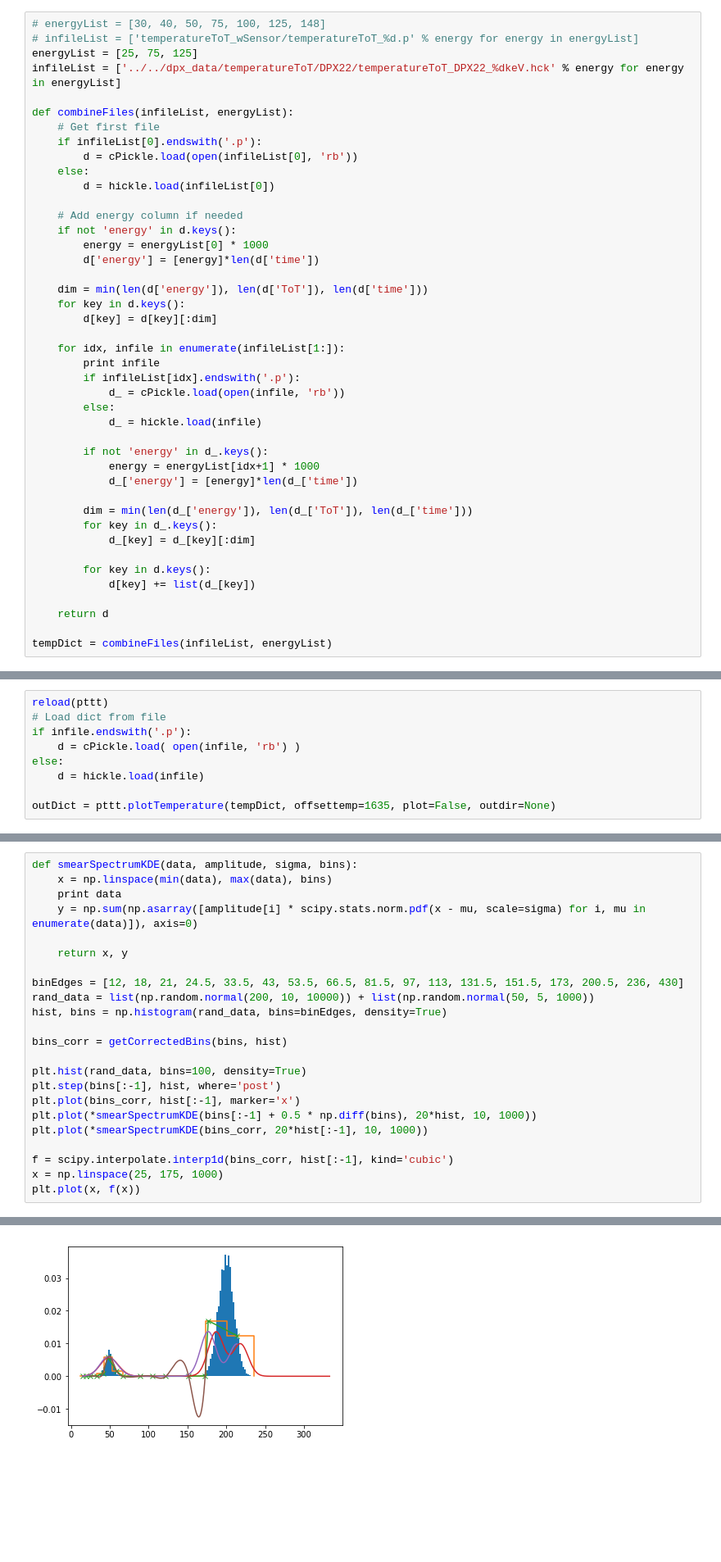
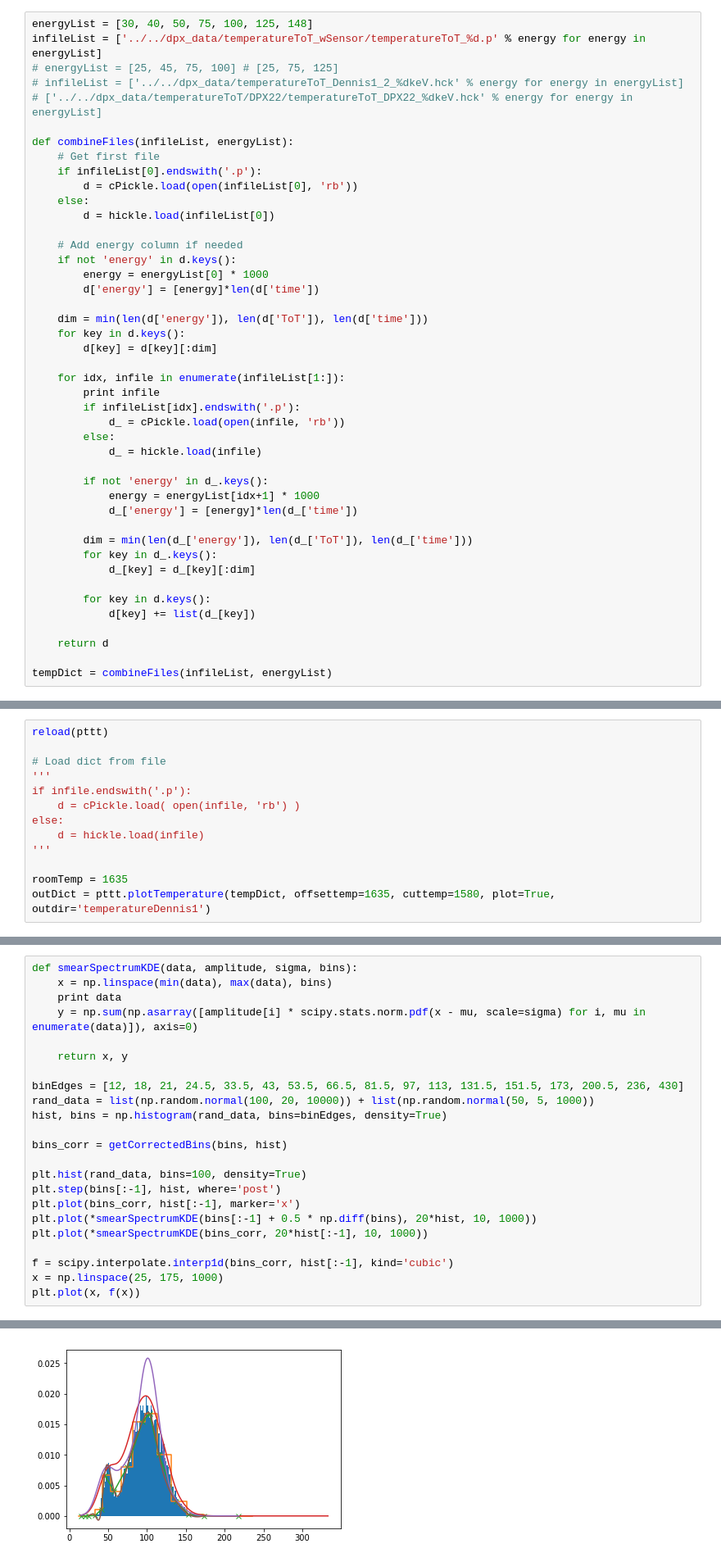
Before and after one commit to dosepix/dpx_control, a Jupyter notebook: dpx_func_python/temperature.ipynb, the cells around one changed output, grey strips where cells are left out. Shown at 82% size. Saved outputs shown, nothing was run; the diff lists cells and outputs as text; blank space fills up the shorter version.

Commit message:
Temperature improvements

```diff
--- a/dpx_func_python/temperature.ipynb
+++ b/dpx_func_python/temperature.ipynb
@@ -21,10 +21,10 @@ infile = '../../dpx_data/temperatureToT_5.hck'
 # %% [markdown]
 ## Combine files
 # %%
-# energyList = [30, 40, 50, 75, 100, 125, 148]
-# infileList = ['temperatureToT_wSensor/temperatureToT_%d.p' % energy for energy in energyList]
-energyList = [25, 75, 125]
-infileList = ['../../dpx_data/temperatureToT/DPX22/temperatureToT_DPX22_%dkeV.hck' % energy for energy in energyList]
+energyList = [30, 40, 50, 75, 100, 125, 148]
+infileList = ['../../dpx_data/temperatureToT_wSensor/temperatureToT_%d.p' % energy for energy in energyList]
+# energyList = [25, 45, 75, 100] # [25, 75, 125]
+# infileList = ['../../dpx_data/temperatureToT_Dennis1_2_%dkeV.hck' % energy for energy in energyList] # ['../../dpx_data/temperatureToT/DPX22/temperatureToT_DPX22_%dkeV.hck' % energy for energy in energyList]
 
 def combineFiles(infileList, energyList):
     # Get first file
@@ -76,11 +80,15 @@ set([25000.0, 75000.0, 125000.0])
 ## Perform calibration and return parameters for each pixel
 # %%
 reload(pttt)
+
 # Load dict from file
+'''
 if infile.endswith('.p'):
     d = cPickle.load( open(infile, 'rb') )
 else:
     d = hickle.load(infile)
+'''
 
-outDict = pttt.plotTemperature(tempDict, offsettemp=1635, plot=False, outdir=None)
+roomTemp = 1635
+outDict = pttt.plotTemperature(tempDict, offsettemp=1635, cuttemp=1580, plot=True, outdir='temperatureDennis1')
 # %% [output]
@@ -259,7 +266,7 @@ def smearSpectrumKDE(data, amplitude, sigma, bins):
     return x, y
 
 binEdges = [12, 18, 21, 24.5, 33.5, 43, 53.5, 66.5, 81.5, 97, 113, 131.5, 151.5, 173, 200.5, 236, 430]
-rand_data = list(np.random.normal(200, 10, 10000)) + list(np.random.normal(50, 5, 1000))
+rand_data = list(np.random.normal(100, 20, 10000)) + list(np.random.normal(50, 5, 1000))
 hist, bins = np.histogram(rand_data, bins=binEdges, density=True)
 
 bins_corr = getCorrectedBins(bins, hist)
@@ -294,5 +304,5 @@ plt.plot(x, f(x))
 [<matplotlib.lines.Line2D at 0x...>]
-[figure, old version]
+[figure, new version]
 # %%
 binEdges = [12, 18, 21, 24.5, 33.5, 43, 53.5, 66.5, 81.5, 97, 113, 131.5, 151.5, 173, 200.5, 236, 430]
 # binEdges = [12, 40, 42, 44, 50, 55, 56, 66.5, 81.5, 97, 113, 131.5, 151.5, 173, 200.5, 236, 430]
```
Also changed, not shown: parts of 30 cells of this notebook, 4 other files.
